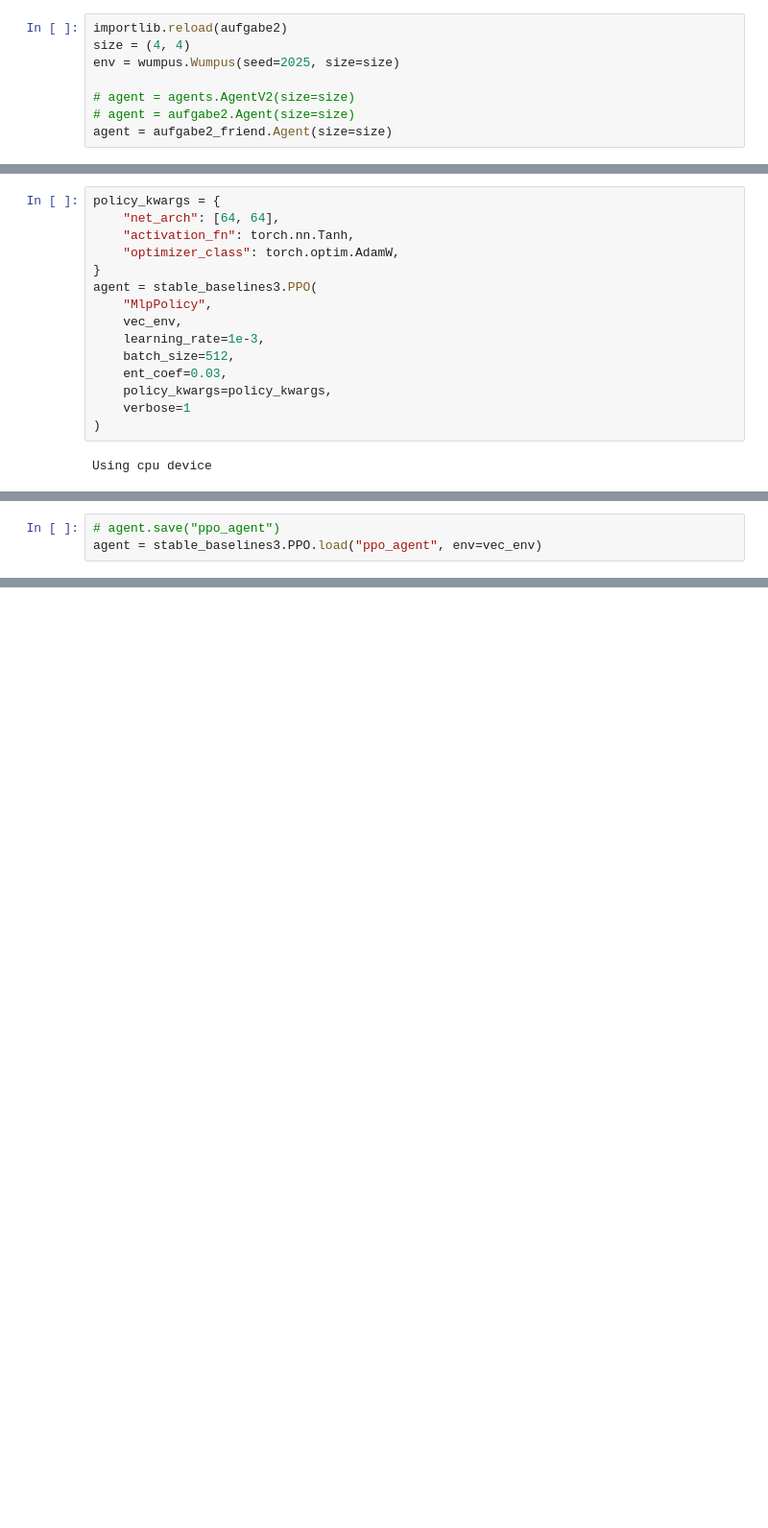
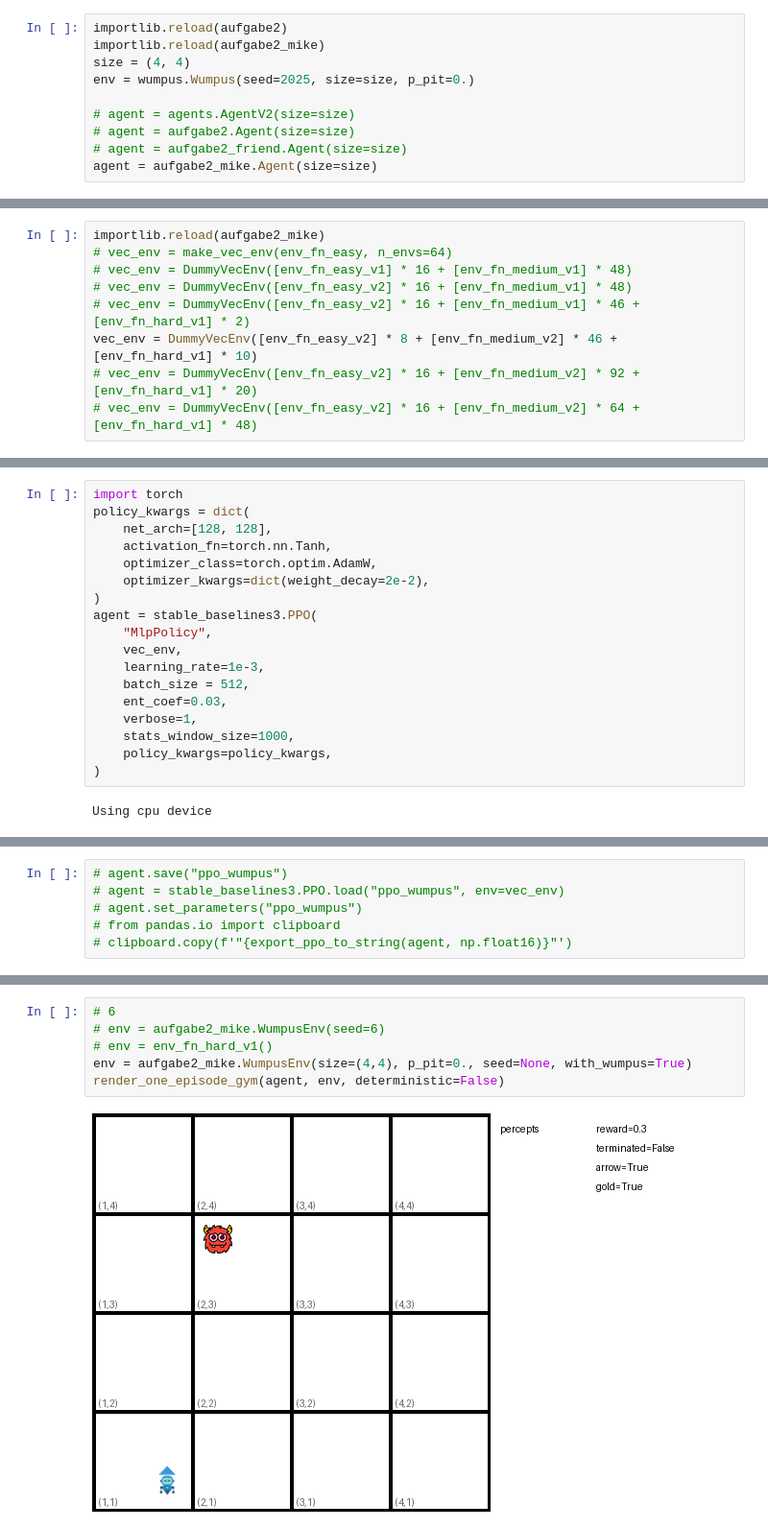
Before and after one commit to mkhlyzov/Tutoring_Dima, a Jupyter notebook: PA2/src/training.ipynb, the cells around one changed output, grey strips where cells are left out. Shown at 96% size. Saved outputs shown, nothing was run; the diff lists cells and outputs as text; blank space fills up the shorter version.

Commit message:
wumpus env improvements

```diff
--- a/PA2/src/training.ipynb
+++ b/PA2/src/training.ipynb
@@ -25,9 +52,11 @@ def visualize_episode(agent, env):
 # %%
 importlib.reload(aufgabe2)
+importlib.reload(aufgabe2_mike)
 size = (4, 4)
-env = wumpus.Wumpus(seed=2025, size=size)
+env = wumpus.Wumpus(seed=2025, size=size, p_pit=0.)
 
 # agent = agents.AgentV2(size=size)
 # agent = aufgabe2.Agent(size=size)
-agent = aufgabe2_friend.Agent(size=size)
+# agent = aufgabe2_friend.Agent(size=size)
+agent = aufgabe2_mike.Agent(size=size)
 # %%
@@ -78,0 +172,9 @@ vec_env = make_vec_env(env_fn_easy, n_envs=64)
+# %%
+importlib.reload(aufgabe2_mike)
+# vec_env = make_vec_env(env_fn_easy, n_envs=64)
+# vec_env = DummyVecEnv([env_fn_easy_v1] * 16 + [env_fn_medium_v1] * 48)
+# vec_env = DummyVecEnv([env_fn_easy_v2] * 16 + [env_fn_medium_v1] * 48)
+# vec_env = DummyVecEnv([env_fn_easy_v2] * 16 + [env_fn_medium_v1] * 46 + [env_fn_hard_v1] * 2)
+vec_env = DummyVecEnv([env_fn_easy_v2] * 8 + [env_fn_medium_v2] * 46 + [env_fn_hard_v1] * 10)
+# vec_env = DummyVecEnv([env_fn_easy_v2] * 16 + [env_fn_medium_v2] * 92 + [env_fn_hard_v1] * 20)
+# vec_env = DummyVecEnv([env_fn_easy_v2] * 16 + [env_fn_medium_v2] * 64 + [env_fn_hard_v1] * 48)
@@ -79,17 +196,20 @@ vec_env = make_vec_env(env_fn_easy, n_envs=64)
 # %%
-policy_kwargs = {
-    "net_arch": [64, 64],
-    "activation_fn": torch.nn.Tanh,
-    "optimizer_class": torch.optim.AdamW,
-}
+import torch
+policy_kwargs = dict(
+    net_arch=[128, 128],
+    activation_fn=torch.nn.Tanh,
+    optimizer_class=torch.optim.AdamW,
+    optimizer_kwargs=dict(weight_decay=2e-2),
+)
 agent = stable_baselines3.PPO(
     "MlpPolicy",
     vec_env,
     learning_rate=1e-3,
-    batch_size=512,
+    batch_size = 512,
     ent_coef=0.03,
+    verbose=1,
+    stats_window_size=1000,
     policy_kwargs=policy_kwargs,
-    verbose=1
 )
 # %% [output]
 Using cpu device
@@ -119,3 +219,6 @@ agent.learn(total_timesteps=6_000_000, log_interval=1)
 # %%
-# agent.save("ppo_agent")
-agent = stable_baselines3.PPO.load("ppo_agent", env=vec_env)
+# agent.save("ppo_wumpus")
+# agent = stable_baselines3.PPO.load("ppo_wumpus", env=vec_env)
+# agent.set_parameters("ppo_wumpus")
+# from pandas.io import clipboard
+# clipboard.copy(f'"{export_ppo_to_string(agent, np.float16)}"')
@@ -155,0 +236,8 @@ episode finished with reward 998
+# %%
+# 6
+# env = aufgabe2_mike.WumpusEnv(seed=6)
+# env = env_fn_hard_v1()
+env = aufgabe2_mike.WumpusEnv(size=(4,4), p_pit=0., seed=None, with_wumpus=True)
+render_one_episode_gym(agent, env, deterministic=False)
+# %% [output]
+[figure, added]
```
Also changed, not shown: parts of 19 cells of this notebook, 4 other files.
